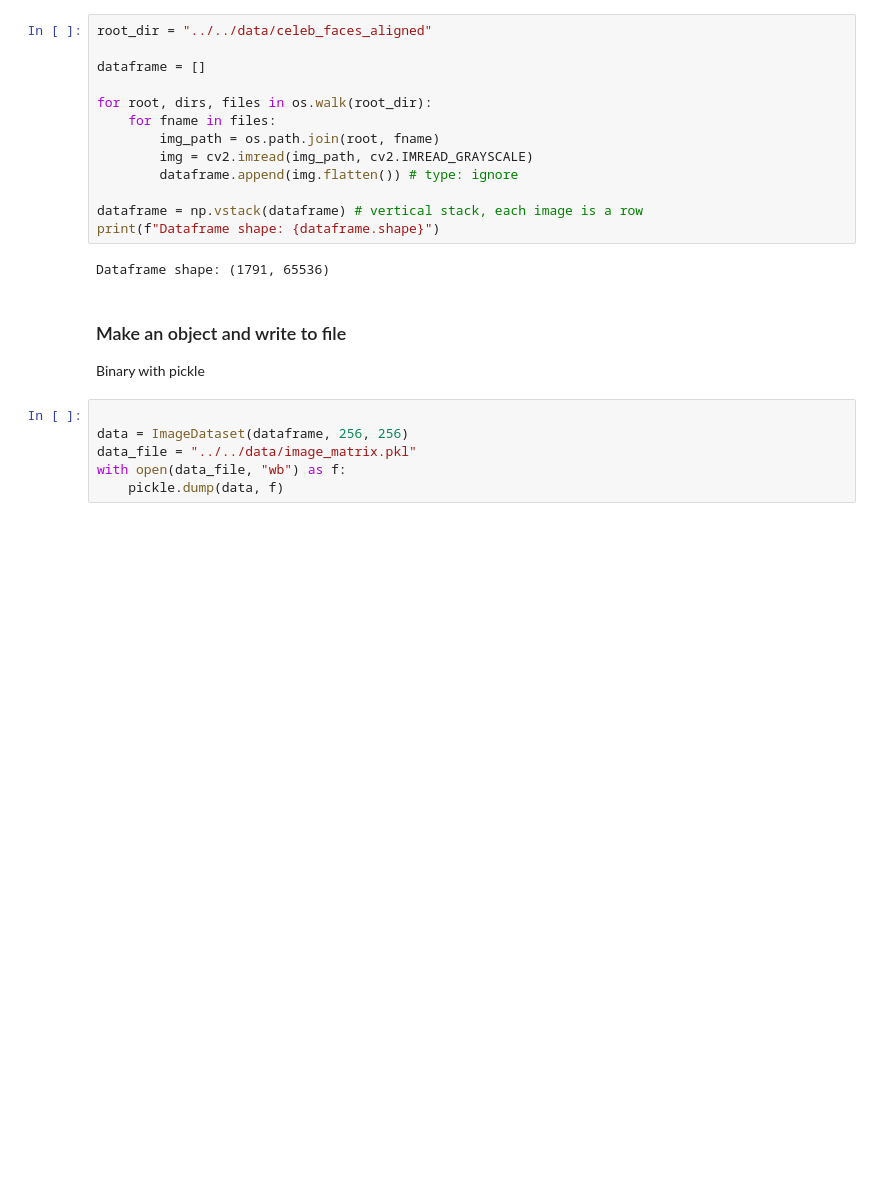
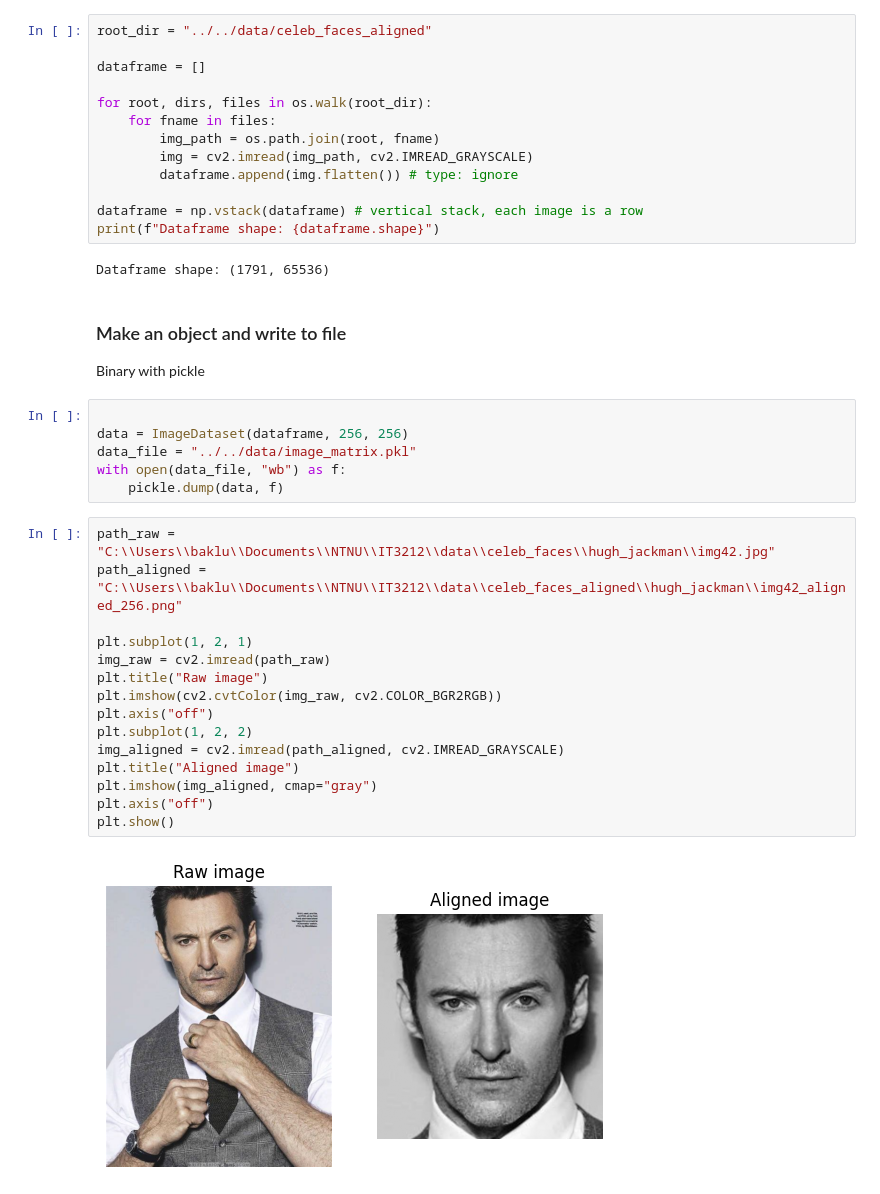
Before and after one commit to NicolaiBaklund/IT3212, a Jupyter notebook: image_processing/PCA/data_preparation.ipynb, the cells around one changed output. Saved outputs shown, nothing was run; the diff lists cells and outputs as text; blank space fills up the shorter version.

```diff
--- a/image_processing/PCA/data_preparation.ipynb
+++ b/image_processing/PCA/data_preparation.ipynb
@@ -97,3 +97,20 @@ data = ImageDataset(dataframe, 256, 256)
 data_file = "../../data/image_matrix.pkl"
 with open(data_file, "wb") as f:
     pickle.dump(data, f)
+# %%
+path_raw = "C:\\Users\\baklu\\Documents\\NTNU\\IT3212\\data\\celeb_faces\\hugh_jackman\\img42.jpg"
+path_aligned = "C:\\Users\\baklu\\Documents\\NTNU\\IT3212\\data\\celeb_faces_aligned\\hugh_jackman\\img42_aligned_256.png"
+
+plt.subplot(1, 2, 1)
+img_raw = cv2.imread(path_raw)
+plt.title("Raw image")
+plt.imshow(cv2.cvtColor(img_raw, cv2.COLOR_BGR2RGB))
+plt.axis("off")
+plt.subplot(1, 2, 2)
+img_aligned = cv2.imread(path_aligned, cv2.IMREAD_GRAYSCALE)
+plt.title("Aligned image")
+plt.imshow(img_aligned, cmap="gray")
+plt.axis("off")
+plt.show()
+# %% [output]
+[figure, added]
```
Also changed, not shown: 8 other files.
